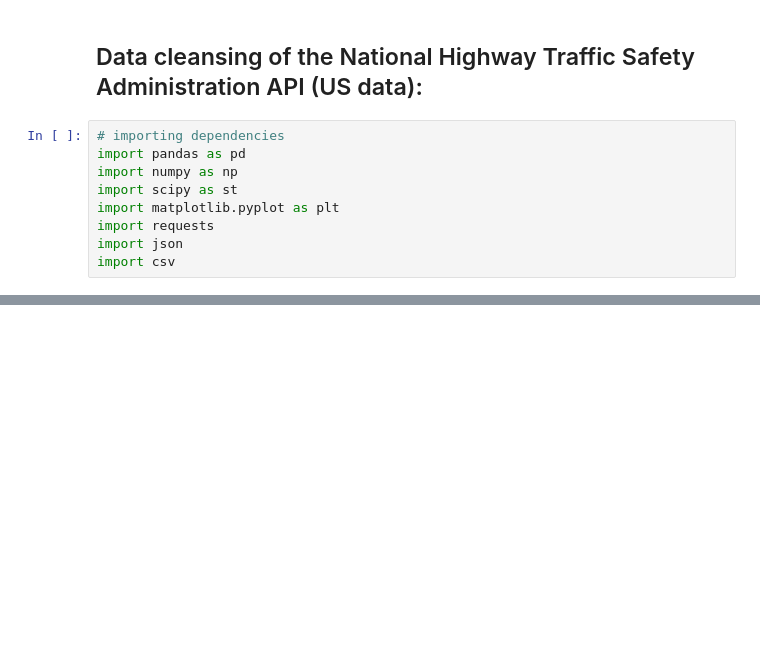
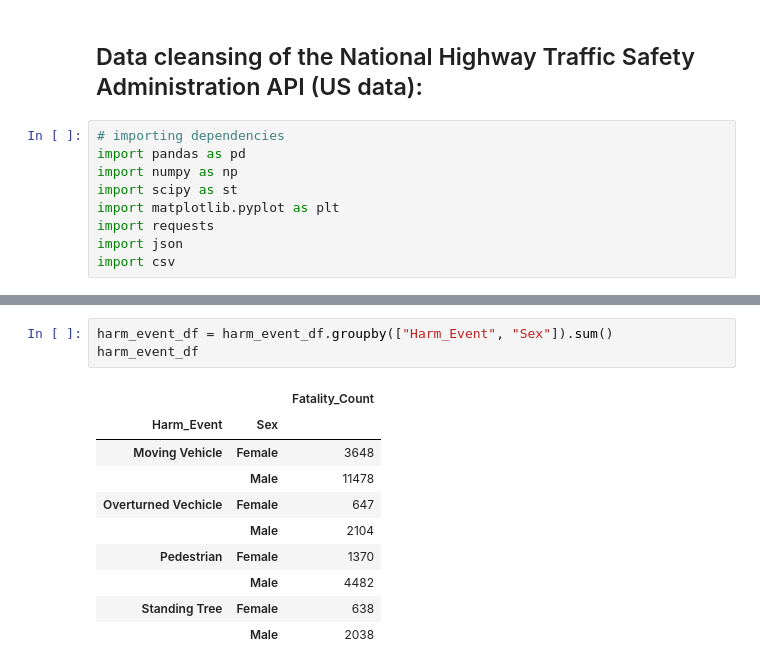
Before and after one commit to lishanisrikaran/project-1, a Jupyter notebook: road_fatalities - main.ipynb, the cells around one changed output, grey strips where cells are left out. Cells and saved outputs as stored; diff of their text form; blank space fills up the shorter version.

```diff
--- a/road_fatalities - main.ipynb
+++ b/road_fatalities - main.ipynb
@@ -107,0 +203,14 @@ Cleaned_df.head()
+# %%
+harm_event_df = harm_event_df.groupby(["Harm_Event", "Sex"]).sum()
+harm_event_df
+# %% [output]
+|  |  | Fatality_Count |
+| Harm_Event | Sex |  |
+| Moving Vehicle | Female | 3648 |
+|  | Male | 11478 |
+| Overturned Vechicle | Female | 647 |
+|  | Male | 2104 |
+| Pedestrian | Female | 1370 |
+|  | Male | 4482 |
+| Standing Tree | Female | 638 |
+|  | Male | 2038 |
```
Also changed, not shown: parts of 18 cells of this notebook, 1 other file.
